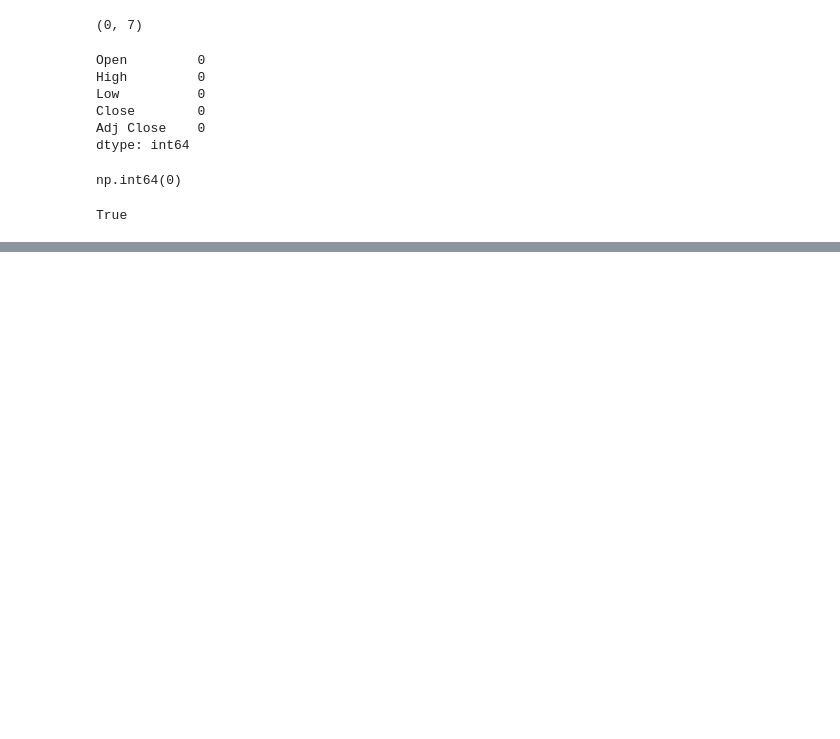
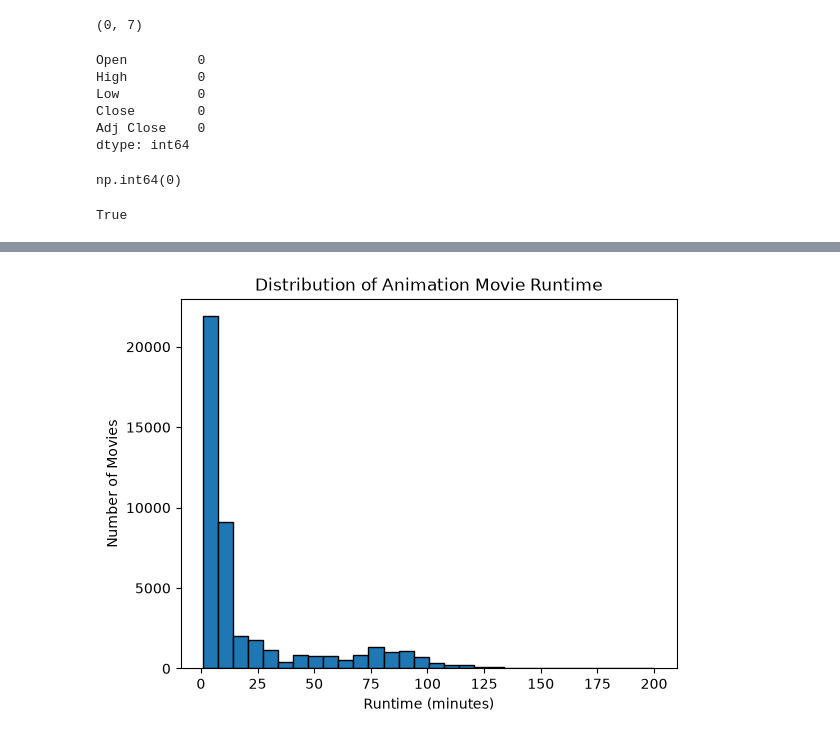
Before and after one commit to egarr831/EGarrison_ModC_Milestone1_Weeks1-6, a Jupyter notebook: Week1.ipynb, the cells around one changed output, grey strips where cells are left out. Drawn from its saved outputs; the diff is of its cells as text; code cells hidden in the pictures; blank space fills up the shorter version.

```diff
--- a/Week1.ipynb
+++ b/Week1.ipynb
@@ -1064,0 +1127,13 @@ True
+# %%
+plt.hist(
+    df1_animation.loc[df1_animation["runtime"] <= 200, "runtime"].dropna(),
+    bins=30,
+    edgecolor="black"
+)
+
+plt.xlabel("Runtime (minutes)")
+plt.ylabel("Number of Movies")
+plt.title("Distribution of Animation Movie Runtime")
+plt.show()
+# %% [output]
+[figure, added]
```
Also changed, not shown: parts of 22 cells of this notebook.
